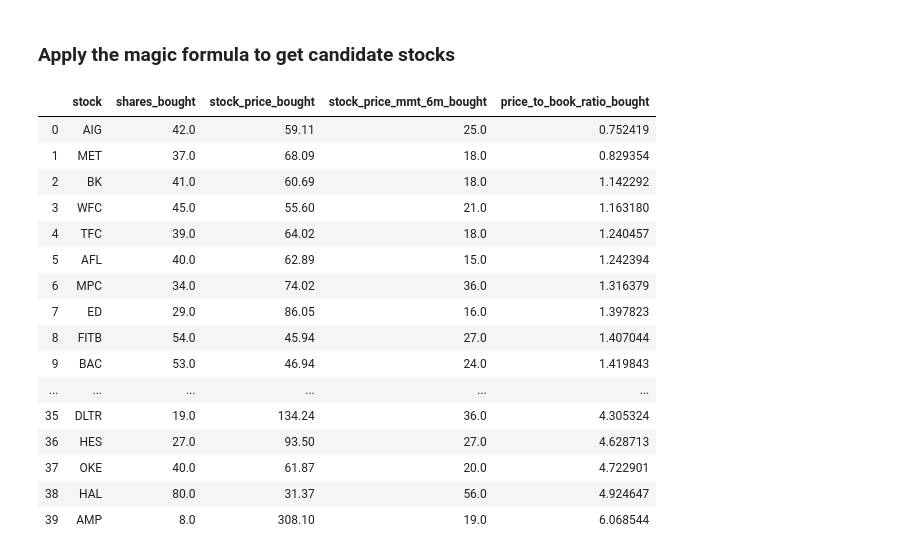
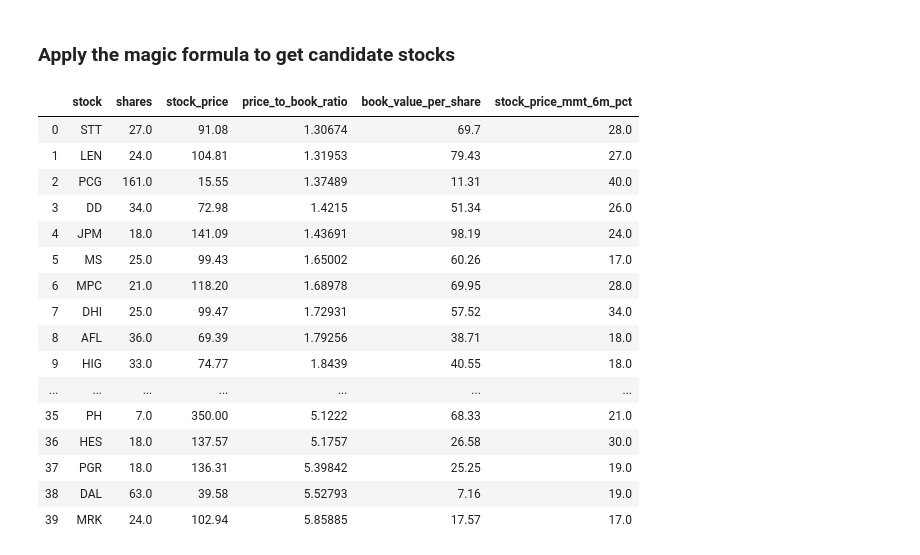
Before and after one commit to yuwei2341/stocks, a Jupyter notebook: magic.ipynb, the cells around one changed output. Saved outputs shown, nothing was run; the diff lists cells and outputs as text; code cells hidden in the pictures.

```diff
--- a/magic.ipynb
+++ b/magic.ipynb
@@ -281,2 +232,2 @@ print(f'{df_pb_quarter.stock.nunique()} stocks after manully filling in those fa
 # %%
-df_p_history = pd.read_csv('sp500_history_price_raw.csv')
+df_p_history = pd.read_csv(file_name['price'])
@@ -336,6 +281,7 @@ df_p_pb['price_to_book_ratio'] = df_p_pb['stock_price'] / df_p_pb['book_value_pe
 # %%
 # Choose only the top N companies of SP500 to start with
-df_rank = pd.read_csv('sp500_fulllist_ranked.csv')
+df_rank = pd.read_excel('sp500_fulllist_ranked.xlsx', engine='openpyxl', sheet_name=str(YEAR_ACT))
 top_stocks = df_rank[df_rank['rank'] <= N_TOP_BY_MKT_CAP].stock.values
 df_p_pb = df_p_pb[df_p_pb.stock.isin(top_stocks)]
-df_row = df_p_pb[df_p_pb.year == YEAR_ACT]
+
+print(f'{df_p_pb.stock.nunique()} of stocks after filtering by MKT CAP')
@@ -362,33 +414,37 @@ df_row.sort_values('stock_price_mmt_6m')
 # %%
-STOCK_SPLIT = [dasfsafda]
+STOCK_SPLIT = ['TSLA', 'CPRT', ]  # And their momentum is low; just remove them
 stocks_split = STOCK_SPLIT
 df_row = df_row[~df_row.stock.isin(stocks_split)]
 # %% [markdown]
 ### Apply the magic formula to get candidate stocks
 # %%
-stocks_invested = pick_stocks(df_row, cash_to_invest=TOTAL_CASH)
-stocks_invested['shares_bought'] = stocks_invested['shares_bought'].round()
-stocks_invested['stock_price_mmt_6m_bought'] = (stocks_invested['stock_price_mmt_6m_bought'] * 100).round()
+stocks_invested = pick_stocks(df_row,
+                              cash_to_invest=TOTAL_CASH,
+                              n_stocks=N_STOCKS,
+                              mmt_var=MMT_VAR,
+                              top_by_mmt=TOP_BY_MMT,
+                             )
+stocks_invested['shares'] = stocks_invested['shares'].round()
 # %%
 # stocks_invested.sort_values('stock_price_mmt_6m_bought', ascending=False)
-cols = ['stock', 'price_to_book_ratio_bought', 'stock_price_mmt_6m_bought']
-stocks_invested.sort_values('price_to_book_ratio_bought').reset_index(drop=True)
+# cols = ['stock', 'price_to_book_ratio_bought', 'stock_price_mmt_6m_bought']
+stocks_invested.sort_values('price_to_book_ratio').reset_index(drop=True)
 # %% [output]
-|  | stock | shares_bought | stock_price_bought | stock_price_mmt_6m_bought | price_to_book_ratio_bought |
-| 0 | AIG | 42.0 | 59.11 | 25.0 | 0.752419 |
-| 1 | MET | 37.0 | 68.09 | 18.0 | 0.829354 |
-| 2 | BK | 41.0 | 60.69 | 18.0 | 1.142292 |
-| 3 | WFC | 45.0 | 55.60 | 21.0 | 1.163180 |
-| 4 | TFC | 39.0 | 64.02 | 18.0 | 1.240457 |
-| 5 | AFL | 40.0 | 62.89 | 15.0 | 1.242394 |
-| 6 | MPC | 34.0 | 74.02 | 36.0 | 1.316379 |
-| 7 | ED | 29.0 | 86.05 | 16.0 | 1.397823 |
-| 8 | FITB | 54.0 | 45.94 | 27.0 | 1.407044 |
-| 9 | BAC | 53.0 | 46.94 | 24.0 | 1.419843 |
-| ... | ... | ... | ... | ... | ... |
-| 35 | DLTR | 19.0 | 134.24 | 36.0 | 4.305324 |
-| 36 | HES | 27.0 | 93.50 | 27.0 | 4.628713 |
-| 37 | OKE | 40.0 | 61.87 | 20.0 | 4.722901 |
-| 38 | HAL | 80.0 | 31.37 | 56.0 | 4.924647 |
-| 39 | AMP | 8.0 | 308.10 | 19.0 | 6.068544 |
+|  | stock | shares | stock_price | price_to_book_ratio | book_value_per_share | stock_price_mmt_6m_pct |
+| 0 | STT | 27.0 | 91.08 | 1.30674 | 69.7 | 28.0 |
+| 1 | LEN | 24.0 | 104.81 | 1.31953 | 79.43 | 27.0 |
+| 2 | PCG | 161.0 | 15.55 | 1.37489 | 11.31 | 40.0 |
+| 3 | DD | 34.0 | 72.98 | 1.4215 | 51.34 | 26.0 |
+| 4 | JPM | 18.0 | 141.09 | 1.43691 | 98.19 | 24.0 |
+| 5 | MS | 25.0 | 99.43 | 1.65002 | 60.26 | 17.0 |
+| 6 | MPC | 21.0 | 118.20 | 1.68978 | 69.95 | 28.0 |
+| 7 | DHI | 25.0 | 99.47 | 1.72931 | 57.52 | 34.0 |
+| 8 | AFL | 36.0 | 69.39 | 1.79256 | 38.71 | 18.0 |
+| 9 | HIG | 33.0 | 74.77 | 1.8439 | 40.55 | 18.0 |
+| ... | ... | ... | ... | ... | ... | ... |
+| 35 | PH | 7.0 | 350.00 | 5.1222 | 68.33 | 21.0 |
+| 36 | HES | 18.0 | 137.57 | 5.1757 | 26.58 | 30.0 |
+| 37 | PGR | 18.0 | 136.31 | 5.39842 | 25.25 | 19.0 |
+| 38 | DAL | 63.0 | 39.58 | 5.52793 | 7.16 | 19.0 |
+| 39 | MRK | 24.0 | 102.94 | 5.85885 | 17.57 | 17.0 |
 # %%
```
Also changed, not shown: parts of 34 cells of this notebook, 4 other files.
